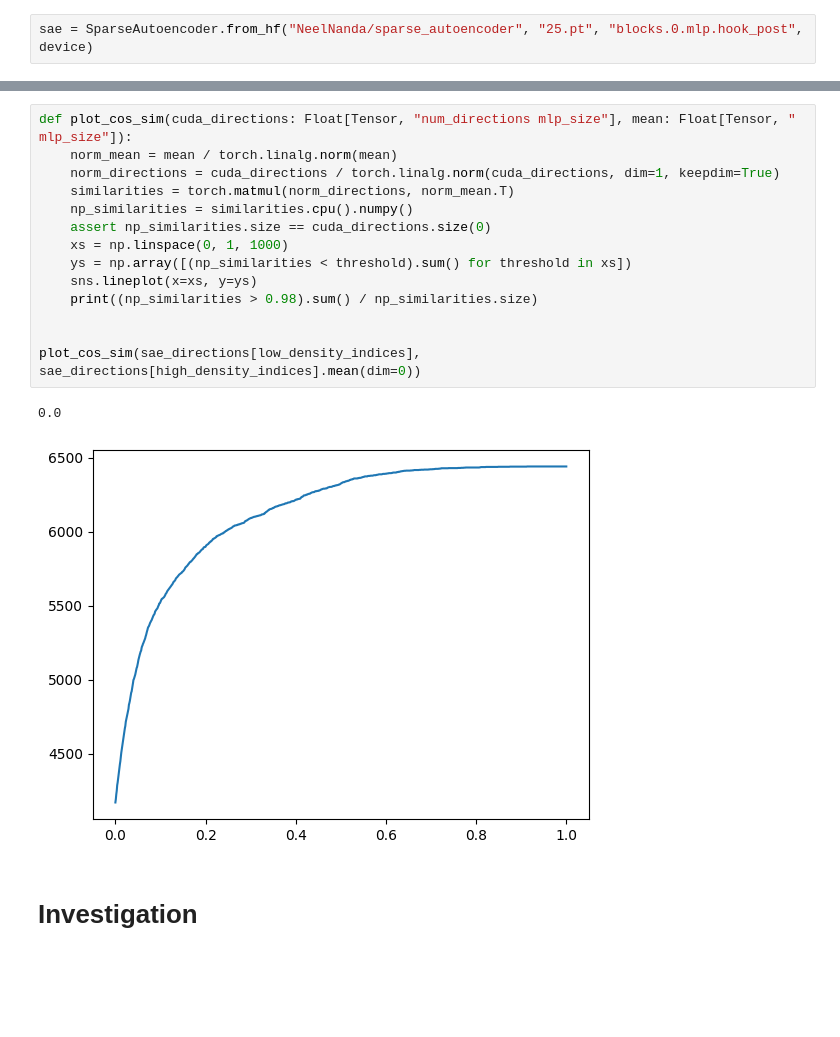
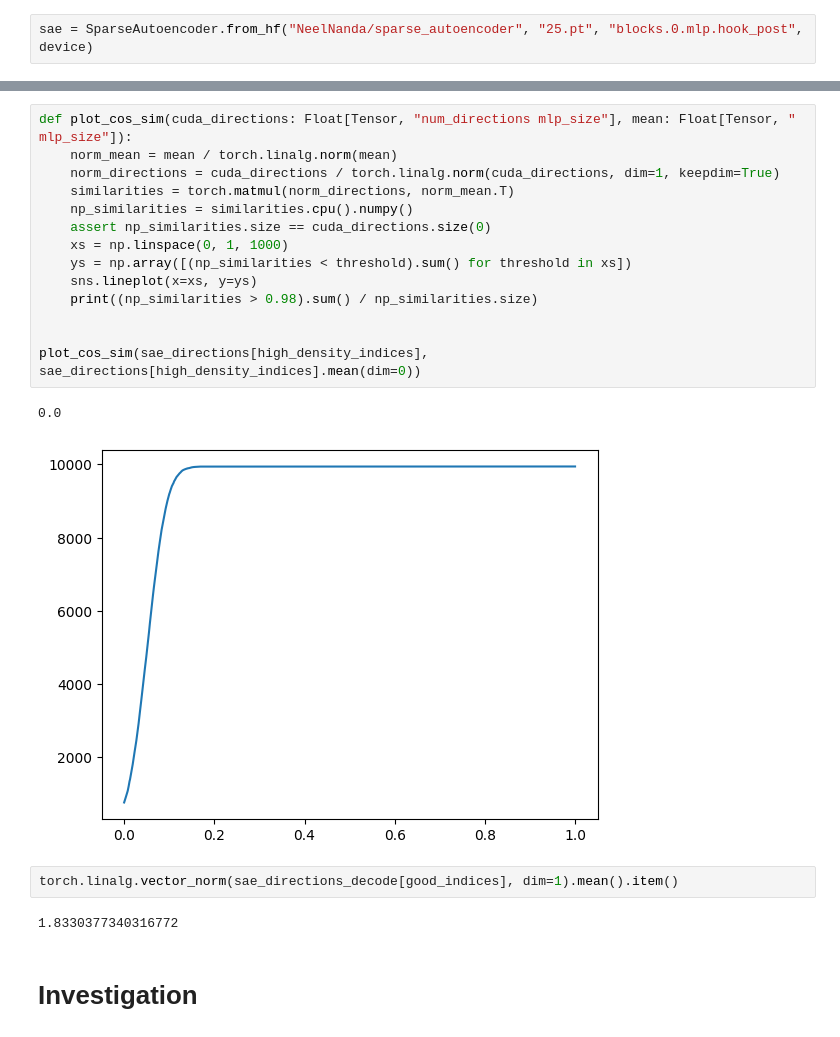
Before and after one commit to albertsgarde/thesis, a Jupyter notebook: sandbox/bootstrap.ipynb, the cells around one changed output, grey strips where cells are left out. Saved outputs shown, nothing was run; the diff lists cells and outputs as text; blank space fills up the shorter version.

```diff
--- a/sandbox/bootstrap.ipynb
+++ b/sandbox/bootstrap.ipynb
@@ -688,20 +689,24 @@ print(feature_selection.mutual_info_regression(np_sae_log_density[:, None], np_s
 # %%
 def plot_cos_sim(cuda_directions: Float[Tensor, "num_directions mlp_size"], mean: Float[Tensor, " mlp_size"]):
     norm_mean = mean / torch.linalg.norm(mean)
     norm_directions = cuda_directions / torch.linalg.norm(cuda_directions, dim=1, keepdim=True)
     similarities = torch.matmul(norm_directions, norm_mean.T)
     np_similarities = similarities.cpu().numpy()
     assert np_similarities.size == cuda_directions.size(0)
     xs = np.linspace(0, 1, 1000)
     ys = np.array([(np_similarities < threshold).sum() for threshold in xs])
     sns.lineplot(x=xs, y=ys)
     print((np_similarities > 0.98).sum() / np_similarities.size)
 
 
-plot_cos_sim(sae_directions[low_density_indices], sae_directions[high_density_indices].mean(dim=0))
+plot_cos_sim(sae_directions[high_density_indices], sae_directions[high_density_indices].mean(dim=0))
 # %% [output]
 0.0
-[figure, old version]
+[figure, new version]
+# %%
+torch.linalg.vector_norm(sae_directions_decode[good_indices], dim=1).mean().item()
+# %% [output]
+1.8330377340316772
 # %% [markdown]
 # Investigation
 # %%
```
Also changed, not shown: parts of 6 cells of this notebook, 3 other files.
